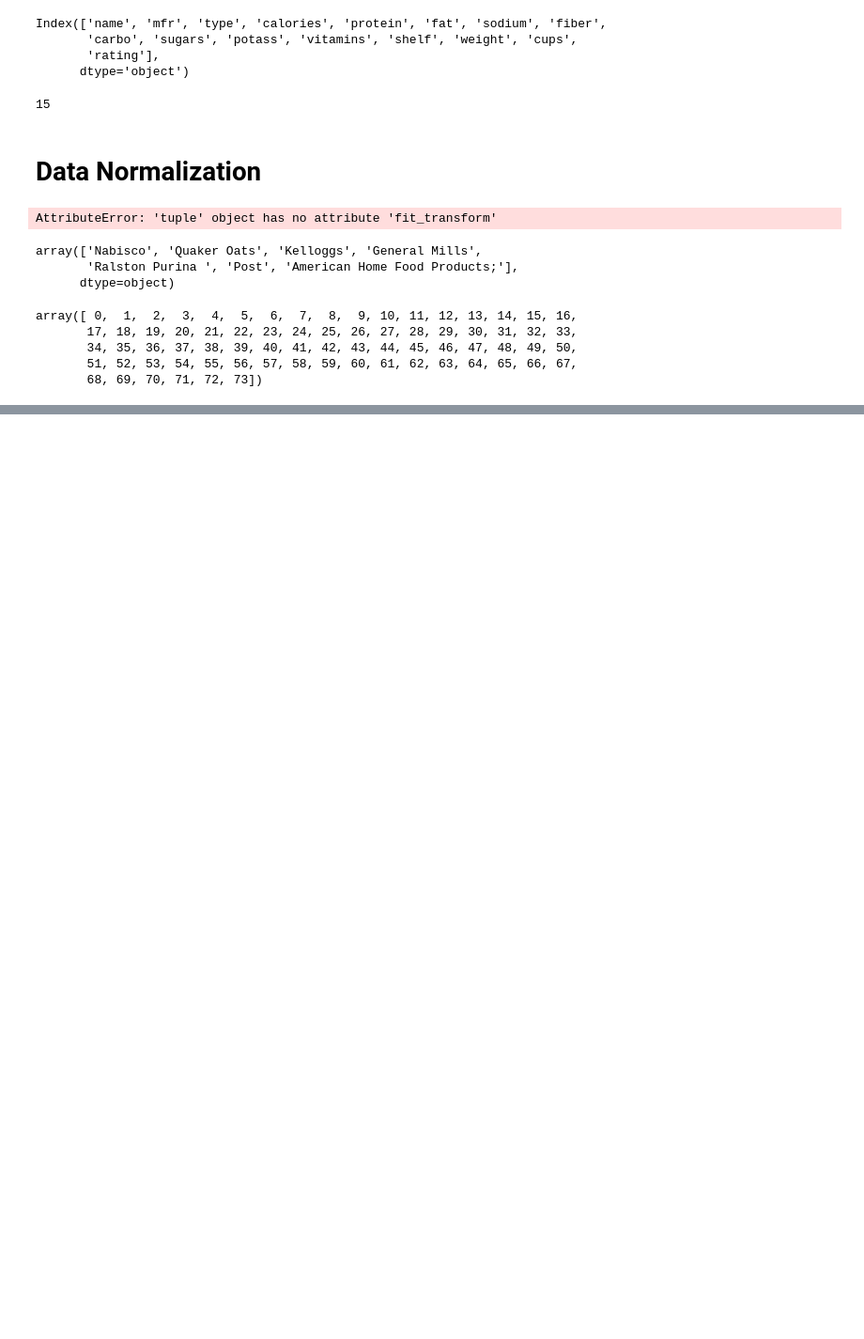
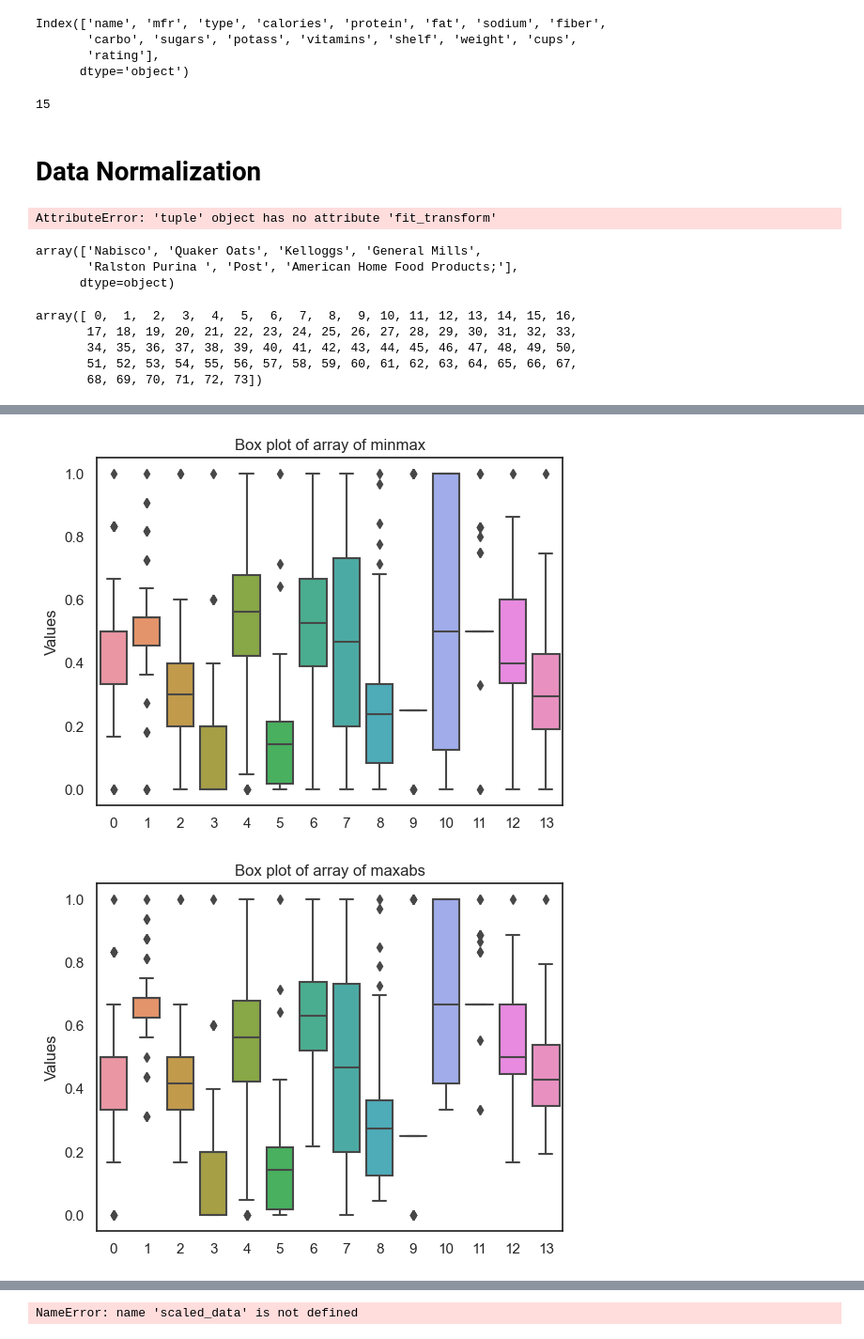
Before and after one commit to sabitijoel/machineLearning, a Jupyter notebook: joels.ipynb, the cells around one changed output, grey strips where cells are left out. Shown at 94% size. Drawn from its saved outputs; the diff is of its cells as text; code cells hidden in the pictures; blank space fills up the shorter version.

```diff
--- a/joels.ipynb
+++ b/joels.ipynb
@@ -811,7 +803,4 @@ scalers
 # %%
-for scaler_details in scalers:
-    scaler_name, scaler_model = scaler_details
-    scaled_dataframes.append((
-        scaler_name,
-        scaler_model.fit_transform(df_clean[[col for col in df_clean.columns if col != 'name']]),
-    ))
+for scaler in scalers:
+    scaled_dataframes.append(scaler.fit_transform(df_clean[[col for col in df_clean.columns if col != 'name']]),
+    )
@@ -1066,0 +827,49 @@ plt.show()
+# %%
+minmax = scaled_dataframes[0]
+MaxAbs= scaled_dataframes[1]
+Standard = scaled_dataframes[2]
+Robust = scaled_dataframes[3]
+# %%
+ax = sns.boxplot(data=minmax)
+
+# set labels and title
+
+ax.set_ylabel('Values')
+ax.set_title('Box plot of array of minmax')
+
+# show the plot
+plt.show()
+
+
+ax = sns.boxplot(data=MaxAbs)
+
+# set labels and title
+
+ax.set_ylabel('Values')
+ax.set_title('Box plot of array of maxabs')
+
+# show the plot
+plt.show()
+
+ax = sns.boxplot(data=Standard)
+
+# set labels and title
+
+ax.set_ylabel('Values')
+ax.set_title('Box plot of array of standard')
+
+# show the plot
+plt.show()
+
+ax = sns.boxplot(data=Robust)
+
+# set labels and title
+
+ax.set_ylabel('Values')
+ax.set_title('Box plot of array of robust')
+
+# show the plot
+plt.show()
+# %% [output]
+[figure, added]
+[figure, added]
@@ -1066,0 +878,8 @@ plt.show()
+# %%
+for i, array in enumerate(scaled_data):
+    fig, ax = plt.subplots()
+    ax = sns.boxplot(data=array)
+    ax.set_title('Box plot of scaled data - Array {}'.format(i+1))
+    plt.show()
+# %% [output]
+NameError: name 'scaled_data' is not defined
```
Also changed, not shown: parts of 10 cells of this notebook.
